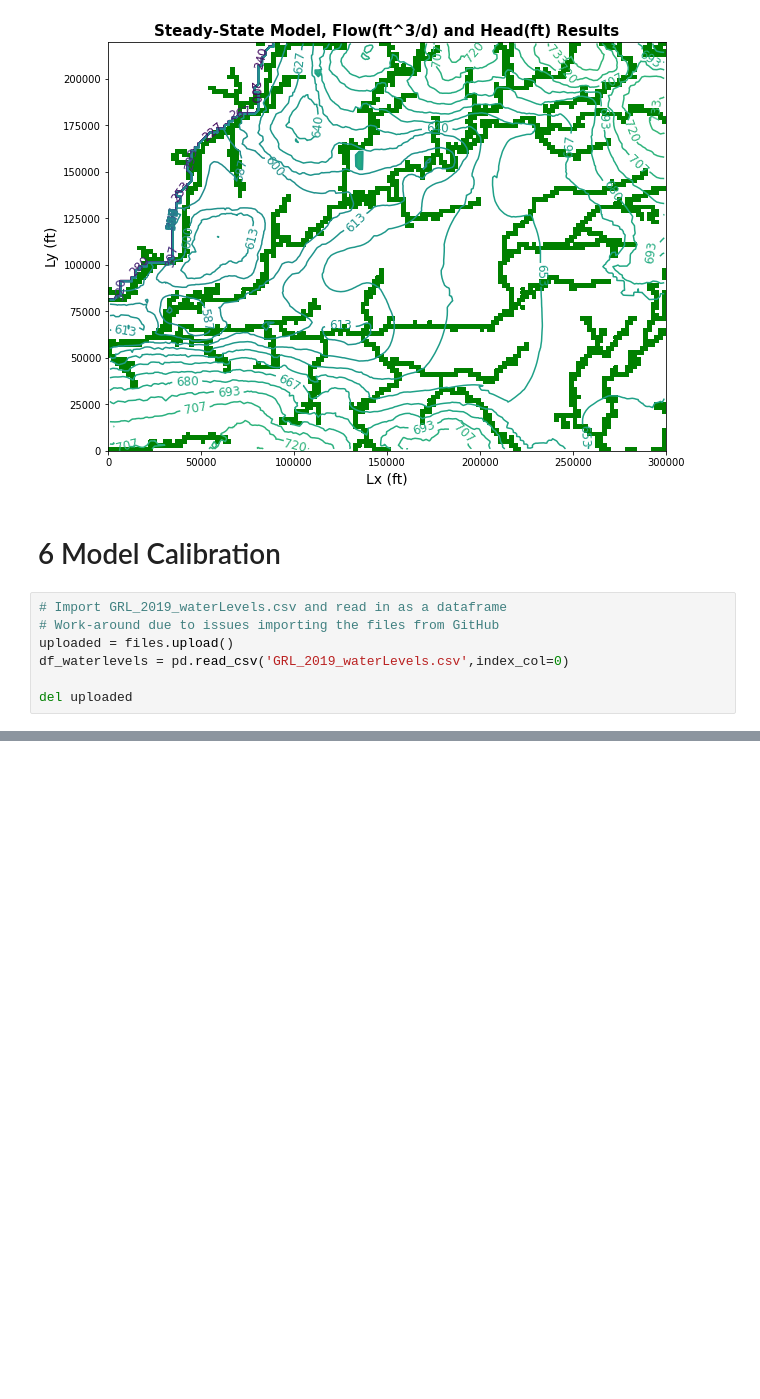
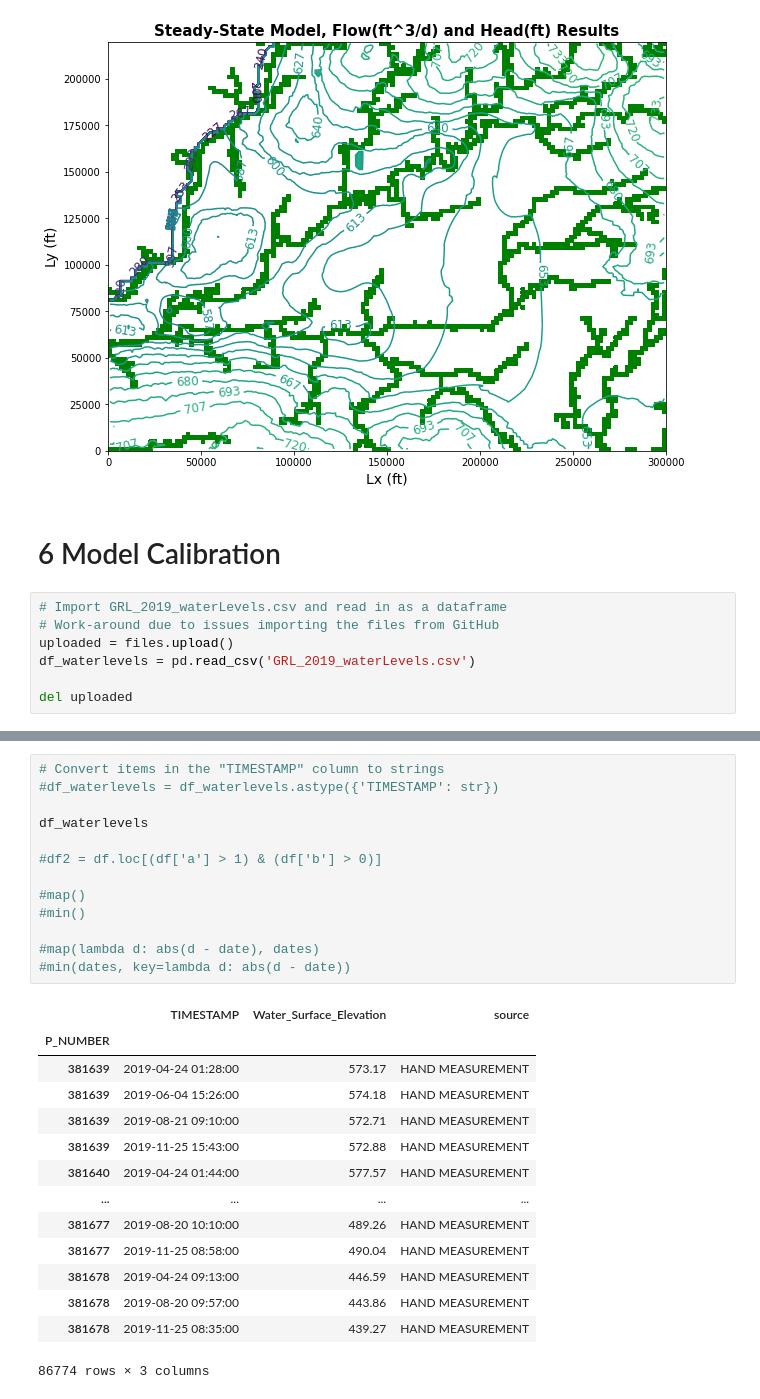
Before and after one commit to iordach1/GEOL572-GRL, a Jupyter notebook: GRL_Model_working.ipynb, the cells around one changed output, grey strips where cells are left out. Cells and saved outputs as stored; diff of their text form; blank space fills up the shorter version.

```diff
--- a/GRL_Model_working.ipynb
+++ b/GRL_Model_working.ipynb
@@ -739,7 +749,7 @@ plt.show()
 # Import GRL_2019_waterLevels.csv and read in as a dataframe
 # Work-around due to issues importing the files from GitHub
 uploaded = files.upload()
-df_waterlevels = pd.read_csv('GRL_2019_waterLevels.csv',index_col=0)
+df_waterlevels = pd.read_csv('GRL_2019_waterLevels.csv')
 
 del uploaded
 # %% [output]
@@ -779,0 +818,28 @@ for value in df_info.index:
+# %%
+# Convert items in the "TIMESTAMP" column to strings
+#df_waterlevels = df_waterlevels.astype({'TIMESTAMP': str})
+
+df_waterlevels
+
+#df2 = df.loc[(df['a'] > 1) & (df['b'] > 0)]
+
+#map()
+#min()
+
+#map(lambda d: abs(d - date), dates)
+#min(dates, key=lambda d: abs(d - date))
+# %% [output]
+|  | TIMESTAMP | Water_Surface_Elevation | source |
+| P_NUMBER |  |  |  |
+| 381639 | 2019-04-24 01:28:00 | 573.17 | HAND MEASUREMENT |
+| 381639 | 2019-06-04 15:26:00 | 574.18 | HAND MEASUREMENT |
+| 381639 | 2019-08-21 09:10:00 | 572.71 | HAND MEASUREMENT |
+| 381639 | 2019-11-25 15:43:00 | 572.88 | HAND MEASUREMENT |
+| 381640 | 2019-04-24 01:44:00 | 577.57 | HAND MEASUREMENT |
+| ... | ... | ... | ... |
+| 381677 | 2019-08-20 10:10:00 | 489.26 | HAND MEASUREMENT |
+| 381677 | 2019-11-25 08:58:00 | 490.04 | HAND MEASUREMENT |
+| 381678 | 2019-04-24 09:13:00 | 446.59 | HAND MEASUREMENT |
+| 381678 | 2019-08-20 09:57:00 | 443.86 | HAND MEASUREMENT |
+| 381678 | 2019-11-25 08:35:00 | 439.27 | HAND MEASUREMENT |
+86774 rows × 3 columns
```
Also changed, not shown: parts of 18 cells of this notebook.
